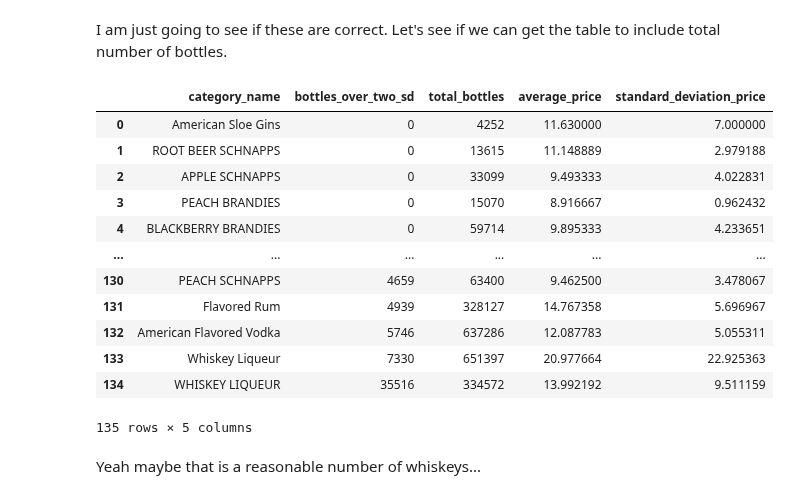
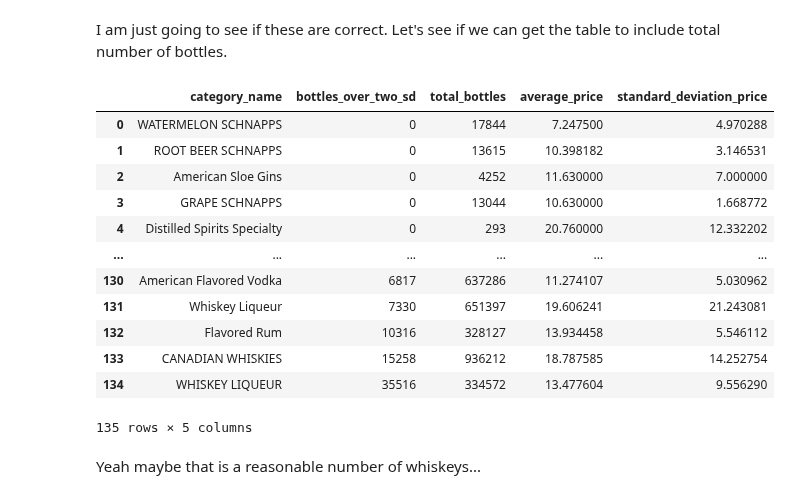
Before and after one commit to nurfnick/Data_Viz, a Jupyter notebook: 07_SQL_Wrap.ipynb, the cells around one changed output. Saved outputs shown, nothing was run; the diff lists cells and outputs as text; code cells hidden in the pictures.

```diff
--- a/07_SQL_Wrap.ipynb
+++ b/07_SQL_Wrap.ipynb
@@ -150,36 +144,36 @@ I am just going to see if these are correct.  Let's see if we can get the table
 # %%
 %%bigquery --project pic-math
 
 WITH statsTable as(
 SELECT category_name, AVG(retail_max) as average, STDDEV(retail_max) as standarddeviation
-FROM (SELECT category_name, item_description, MAX(state_bottle_retail) as retail_max
+FROM (SELECT category_name, item_description, bottle_volume_ml, MAX(state_bottle_retail) as retail_max
       FROM `bigquery-public-data.iowa_liquor_sales.sales`
-      GROUP BY category_name, item_description)
+      GROUP BY category_name, item_description, bottle_volume_ml)
 GROUP BY category_name
 )
 
 SELECT t.category_name,
         COUNTIF(t.state_bottle_retail > statsTable.average + 2*statsTable.standarddeviation) as bottles_over_two_sd,
         COUNT(*) as total_bottles,
         AVG(statsTable.average)as average_price,
         AVG(statsTable.standarddeviation) as standard_deviation_price
 FROM `bigquery-public-data.iowa_liquor_sales.sales` t JOIN statsTable
       ON t.category_name = statsTable.category_name
 GROUP BY category_name
 ORDER BY bottles_over_two_sd
 # %% [output]
 |  | category_name | bottles_over_two_sd | total_bottles | average_price | standard_deviation_price |
-| 0 | American Sloe Gins | 0 | 4252 | 11.630000 | 7.000000 |
-| 1 | ROOT BEER SCHNAPPS | 0 | 13615 | 11.148889 | 2.979188 |
-| 2 | APPLE SCHNAPPS | 0 | 33099 | 9.493333 | 4.022831 |
-| 3 | PEACH BRANDIES | 0 | 15070 | 8.916667 | 0.962432 |
-| 4 | BLACKBERRY BRANDIES | 0 | 59714 | 9.895333 | 4.233651 |
+| 0 | WATERMELON SCHNAPPS | 0 | 17844 | 7.247500 | 4.970288 |
+| 1 | ROOT BEER SCHNAPPS | 0 | 13615 | 10.398182 | 3.146531 |
+| 2 | American Sloe Gins | 0 | 4252 | 11.630000 | 7.000000 |
+| 3 | GRAPE SCHNAPPS | 0 | 13044 | 10.630000 | 1.668772 |
+| 4 | Distilled Spirits Specialty | 0 | 293 | 20.760000 | 12.332202 |
 | ... | ... | ... | ... | ... | ... |
-| 130 | PEACH SCHNAPPS | 4659 | 63400 | 9.462500 | 3.478067 |
-| 131 | Flavored Rum | 4939 | 328127 | 14.767358 | 5.696967 |
-| 132 | American Flavored Vodka | 5746 | 637286 | 12.087783 | 5.055311 |
-| 133 | Whiskey Liqueur | 7330 | 651397 | 20.977664 | 22.925363 |
-| 134 | WHISKEY LIQUEUR | 35516 | 334572 | 13.992192 | 9.511159 |
+| 130 | American Flavored Vodka | 6817 | 637286 | 11.274107 | 5.030962 |
+| 131 | Whiskey Liqueur | 7330 | 651397 | 19.606241 | 21.243081 |
+| 132 | Flavored Rum | 10316 | 328127 | 13.934458 | 5.546112 |
+| 133 | CANADIAN WHISKIES | 15258 | 936212 | 18.787585 | 14.252754 |
+| 134 | WHISKEY LIQUEUR | 35516 | 334572 | 13.477604 | 9.556290 |
 135 rows × 5 columns
 # %% [markdown]
 Yeah maybe that is a reasonable number of whiskeys...
```
Also changed, not shown: parts of 3 cells of this notebook.
